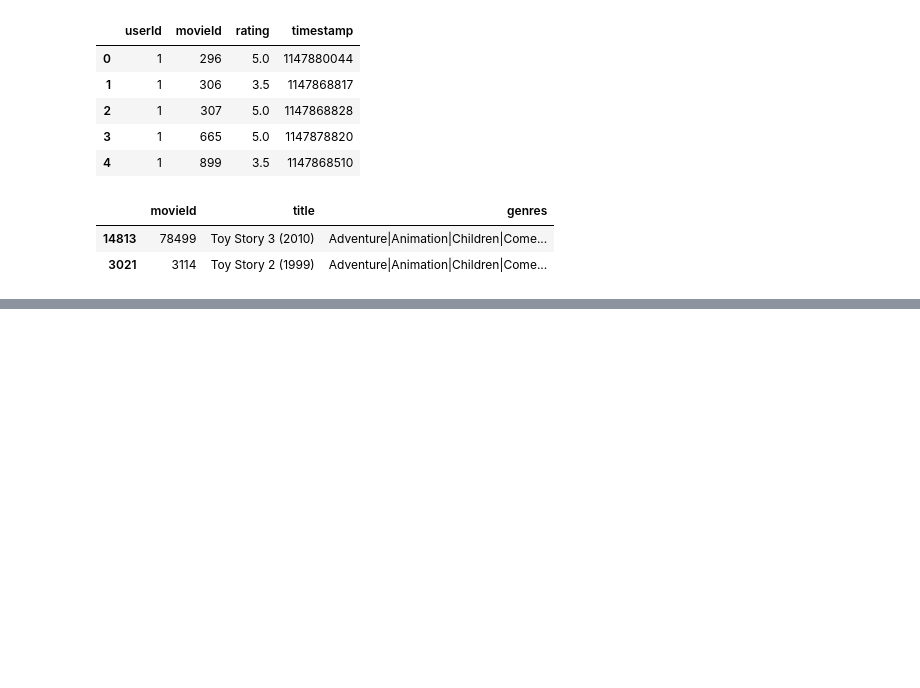
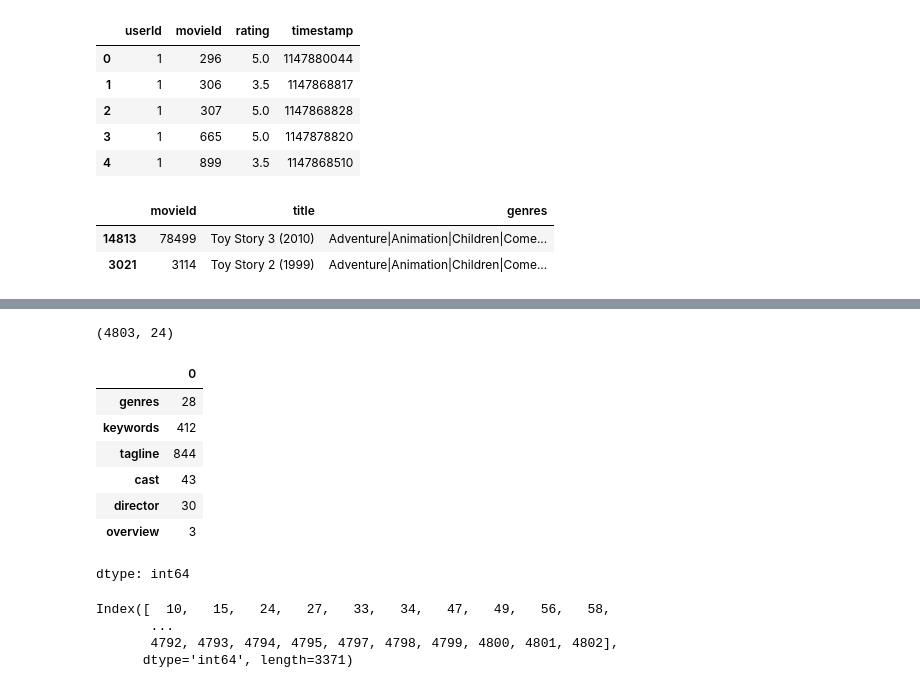
Before and after one commit to htetaunglynn94/portfolio_projects, a Jupyter notebook: machine_learning/logistic_regression/movie_recommendation_system.ipynb, the cells around one changed output, grey strips where cells are left out. Cells and saved outputs as stored; diff of their text form; code cells hidden in the pictures; blank space fills up the shorter version.

```diff
--- a/machine_learning/logistic_regression/movie_recommendation_system.ipynb
+++ b/machine_learning/logistic_regression/movie_recommendation_system.ipynb
@@ -206,0 +243,4 @@ user_interface()
+# %%
+mvd.shape
+# %% [output]
+(4803, 24)
@@ -206,0 +249,19 @@ user_interface()
+# %%
+mvd[selected_features].isna().sum()
+# %% [output]
+|  | 0 |
+| genres | 28 |
+| keywords | 412 |
+| tagline | 844 |
+| cast | 43 |
+| director | 30 |
+| overview | 3 |
+dtype: int64
+# %%
+na_idx = mvd[mvd.isna().any(axis=1)].index
+na_idx
+# %% [output]
+Index([  10,   15,   24,   27,   33,   34,   47,   49,   56,   58,
+       ...
+       4792, 4793, 4794, 4795, 4797, 4798, 4799, 4800, 4801, 4802],
+      dtype='int64', length=3371)
```
Also changed, not shown: parts of 17 cells of this notebook.
